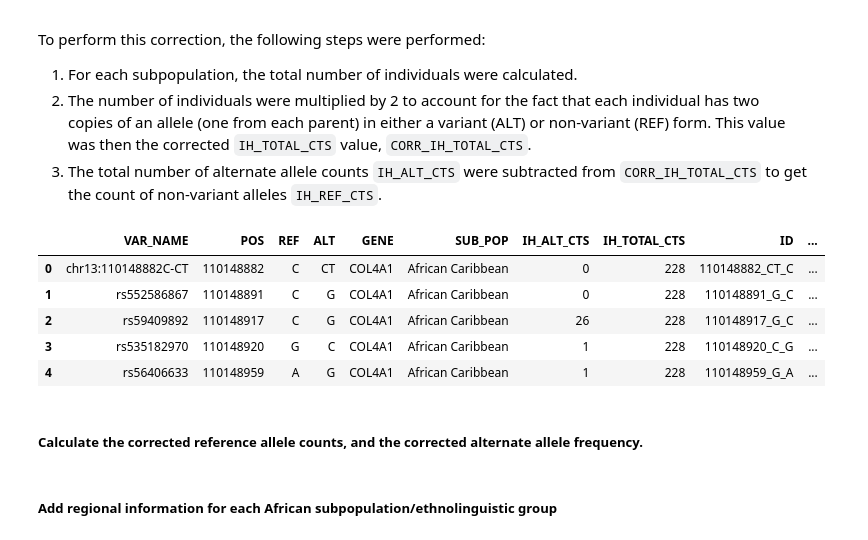
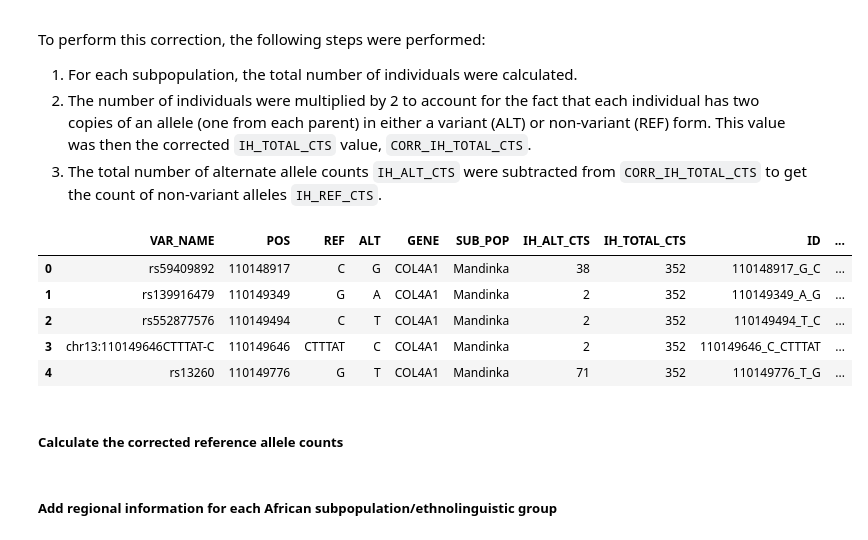
Before and after one commit to MeganHolborn/Genetic_data_analysis, a Jupyter notebook: Notebooks/Data_preparation/2-IH_allele_counts.ipynb, the cells around one changed output. Cells and saved outputs as stored; diff of their text form; code cells hidden in the pictures.

```diff
--- a/Notebooks/Data_preparation/2-IH_allele_counts.ipynb
+++ b/Notebooks/Data_preparation/2-IH_allele_counts.ipynb
@@ -116,7 +120,9 @@ total_ct_columns["SUB_POP"] = (
 # Combine formatted information
 
 ih_allele_counts = pd.merge(
-    alt_ct_columns, total_ct_columns, on=["VAR_NAME", "POS", "REF", "ALT", "GENE", "SUB_POP"]
+    alt_ct_columns,
+    total_ct_columns,
+    on=["VAR_NAME", "POS", "REF", "ALT", "GENE", "SUB_POP"],
 )
 ih_allele_counts.head(5)
 # %% [output]
@@ -150,6 +156,4 @@ ih_allele_counts.head(5)
 # %% [markdown]
 ## Drop duplicate entries
 # %%
-ih_allele_counts = ih_allele_counts.drop_duplicates(
-    ["ID", "SUB_POP", "SUB_POP"]
-)
+ih_allele_counts = ih_allele_counts.drop_duplicates(["ID", "SUB_POP", "SUB_POP"])
@@ -155,0 +164,7 @@ ih_allele_counts = ih_allele_counts.drop_duplicates(
+# %%
+ih_allele_counts_filtered = ih_allele_counts[
+    ~(
+        (ih_allele_counts.SUB_POP == "African American")
+        | (ih_allele_counts.SUB_POP == "African Caribbean")
+    )
+]
@@ -156,3 +173,7 @@ ih_allele_counts = ih_allele_counts.drop_duplicates(
+# %%
+ih_allele_counts_filtered = ih_allele_counts_filtered[
+    ~(ih_allele_counts_filtered.IH_ALT_CTS == 0.0)
+]
 # %% [markdown]
 ## Add additional data features
 # %% [markdown]
@@ -172,41 +193,46 @@ To perform this correction, the following steps were performed:
 # %%
 # Import sample and population data
 sample_subpopulations = pd.read_csv(
     os.path.join(
         PROJECT_ROOT,
         "Data",
         "Processed",
         "Sample_populations.csv",
     )
 )
 
 # Group samples by population to get the number of samples (individuals) per population
 
-grouped_sample_subpopulations = functions.group_and_count(sample_subpopulations, ["SUB"]).reset_index().rename(columns={"SAMPLE_NAME":"SAMPLE_COUNT"}).drop(columns="REG")
+grouped_sample_subpopulations = (
+    functions.group_and_count(sample_subpopulations, ["SUB"])
+    .reset_index()
+    .rename(columns={"SAMPLE_NAME": "SAMPLE_COUNT"})
+    .drop(columns="REG")
+)
 
 # Calculate the total allele count per subpopulation
 grouped_sample_subpopulations["CORR_IH_TOTAL_CTS"] = (
     grouped_sample_subpopulations.SAMPLE_COUNT * 2
 )
 
 # Add total allele count to allele count dataframe
-ih_allele_counts = (
-    ih_allele_counts.merge(
+ih_allele_counts_filtered = (
+    ih_allele_counts_filtered.merge(
         grouped_sample_subpopulations, how="left", left_on="SUB_POP", right_on="SUB"
     )
     .reset_index()
     .drop(columns=["SUB", "SAMPLE_COUNT", "index", "Unnamed: 0"])
 )
 
-ih_allele_counts.head(5)
+ih_allele_counts_filtered.head(5)
 # %% [output]
 |  | VAR_NAME | POS | REF | ALT | GENE | SUB_POP | IH_ALT_CTS | IH_TOTAL_CTS | ID | ... |
-| 0 | chr13:110148882C-CT | 110148882 | C | CT | COL4A1 | African Caribbean | 0 | 228 | 110148882_CT_C | ... |
-| 1 | rs552586867 | 110148891 | C | G | COL4A1 | African Caribbean | 0 | 228 | 110148891_G_C | ... |
-| 2 | rs59409892 | 110148917 | C | G | COL4A1 | African Caribbean | 26 | 228 | 110148917_G_C | ... |
-| 3 | rs535182970 | 110148920 | G | C | COL4A1 | African Caribbean | 1 | 228 | 110148920_C_G | ... |
-| 4 | rs56406633 | 110148959 | A | G | COL4A1 | African Caribbean | 1 | 228 | 110148959_G_A | ... |
+| 0 | rs59409892 | 110148917 | C | G | COL4A1 | Mandinka | 38 | 352 | 110148917_G_C | ... |
+| 1 | rs139916479 | 110149349 | G | A | COL4A1 | Mandinka | 2 | 352 | 110149349_A_G | ... |
+| 2 | rs552877576 | 110149494 | C | T | COL4A1 | Mandinka | 2 | 352 | 110149494_T_C | ... |
+| 3 | chr13:110149646CTTTAT-C | 110149646 | CTTTAT | C | COL4A1 | Mandinka | 2 | 352 | 110149646_C_CTTTAT | ... |
+| 4 | rs13260 | 110149776 | G | T | COL4A1 | Mandinka | 71 | 352 | 110149776_T_G | ... |
 # %% [markdown]
-##### Calculate the corrected reference allele counts, and the corrected alternate allele frequency.
+##### Calculate the corrected reference allele counts
 # %%
 # Calculate corrected reference allele counts
```
Also changed, not shown: parts of 17 cells of this notebook, 13 other files.
